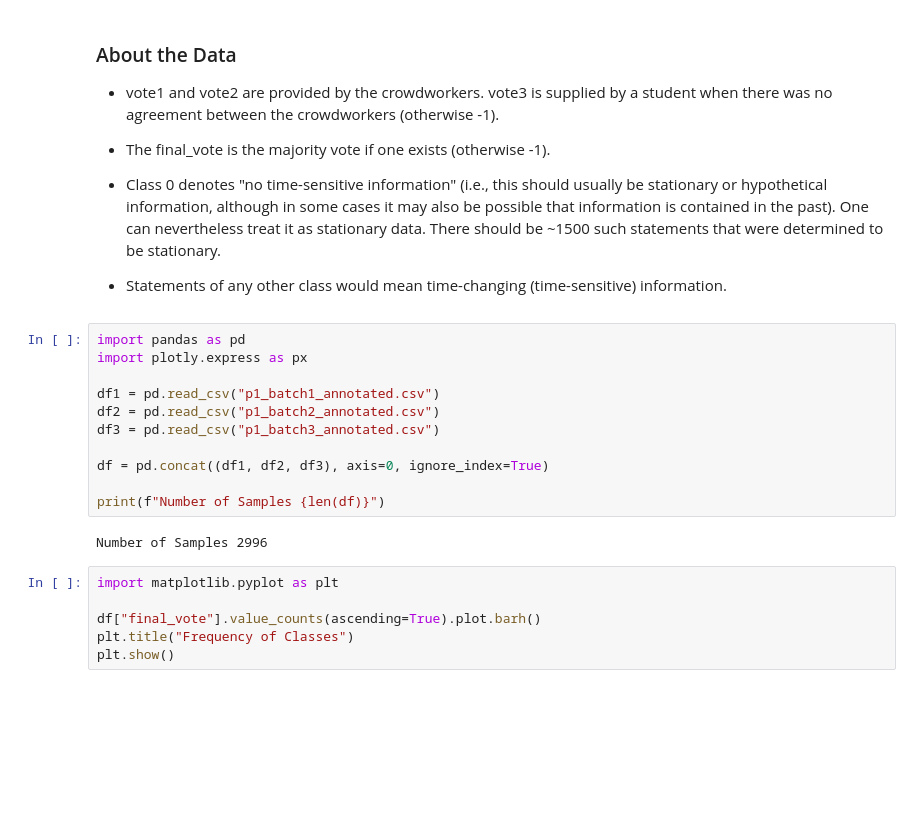
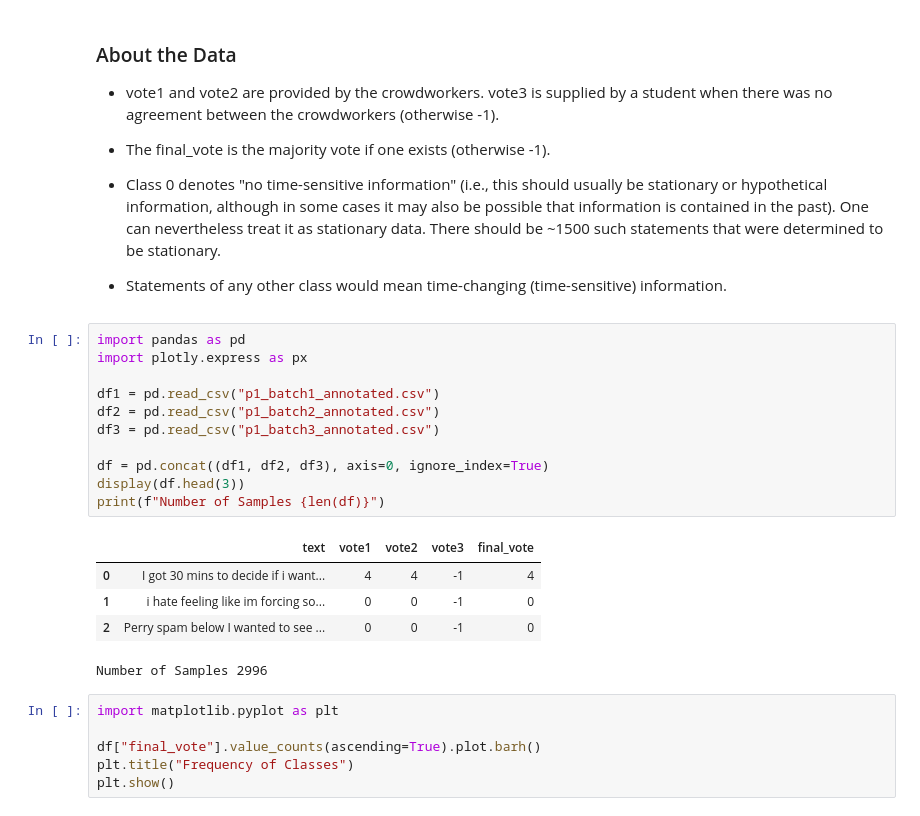
Before and after one commit to LukasEder1/StationarityPrediction, a Jupyter notebook: Stationary_Dataset.ipynb, the cells around one changed output. Drawn from its saved outputs; the diff is of its cells as text; blank space fills up the shorter version.

```diff
--- a/Stationary_Dataset.ipynb
+++ b/Stationary_Dataset.ipynb
@@ -54,15 +62,19 @@ determined to be stationary.
 # %%
 import pandas as pd
 import plotly.express as px
 
 df1 = pd.read_csv("p1_batch1_annotated.csv")
 df2 = pd.read_csv("p1_batch2_annotated.csv")
 df3 = pd.read_csv("p1_batch3_annotated.csv")
 
 df = pd.concat((df1, df2, df3), axis=0, ignore_index=True)
-
+display(df.head(3))
 print(f"Number of Samples {len(df)}")
 # %% [output]
+|  | text | vote1 | vote2 | vote3 | final_vote |
+| 0 | I got 30 mins to decide if i want... | 4 | 4 | -1 | 4 |
+| 1 | i hate feeling like im forcing so... | 0 | 0 | -1 | 0 |
+| 2 | Perry spam below I wanted to see ... | 0 | 0 | -1 | 0 |
 Number of Samples 2996
 # %%
 import matplotlib.pyplot as plt
```
Also changed, not shown: parts of 12 cells of this notebook.
